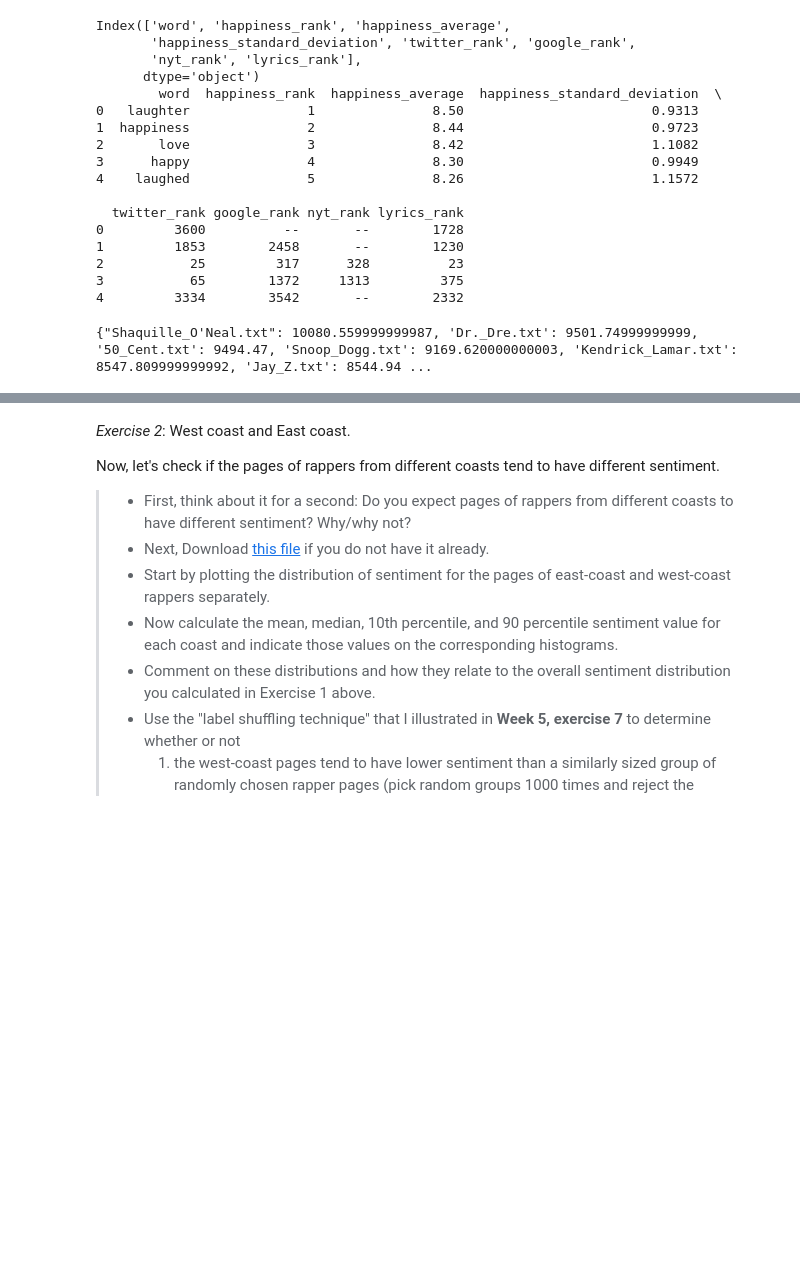
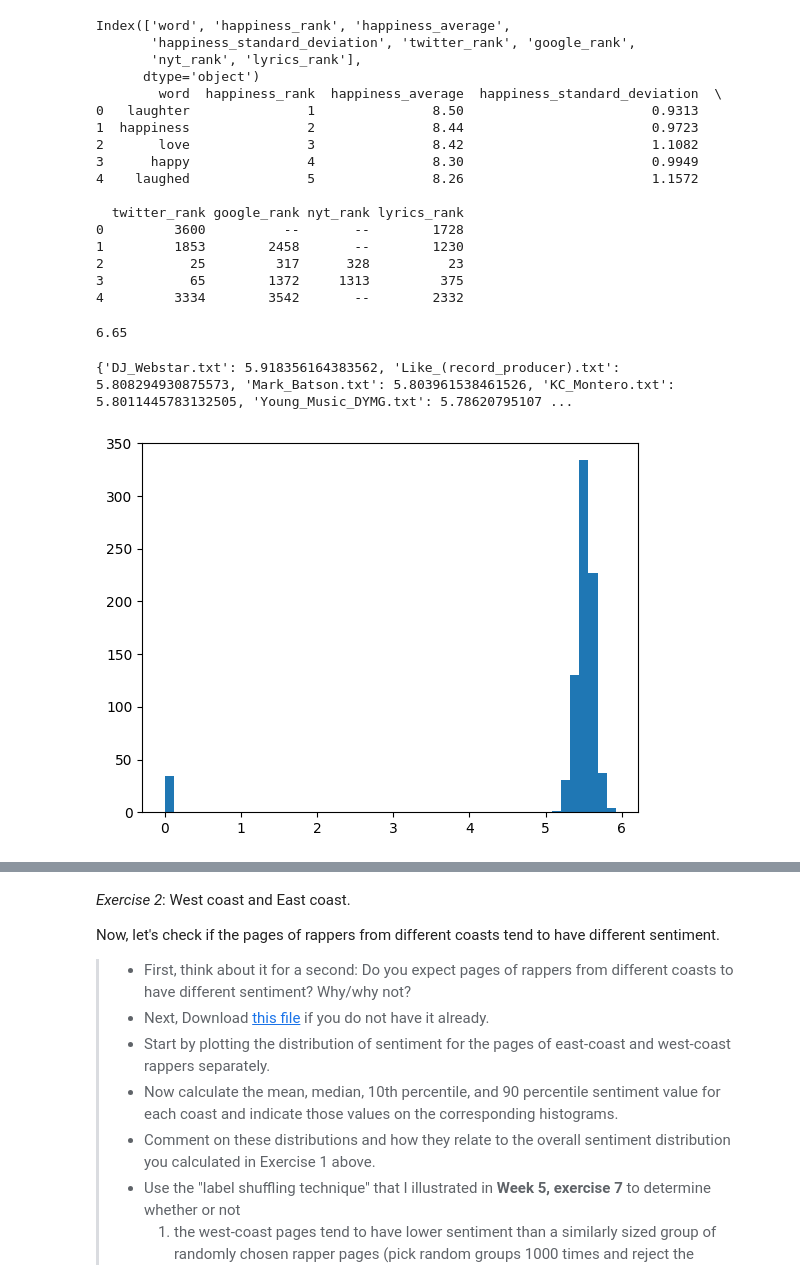
Before and after one commit to AnneKDesler/socialgraphs2023, a Jupyter notebook: Week08/Week8.ipynb, the cells around one changed output, grey strips where cells are left out. Cells and saved outputs as stored; diff of their text form; code cells hidden in the pictures; blank space fills up the shorter version.

```diff
--- a/Week08/Week8.ipynb
+++ b/Week08/Week8.ipynb
@@ -94,23 +94,39 @@ dict_avg_happiness = {}
 for i in range(len(df)):
     dict_avg_happiness[df['word'][i]] = df['happiness_average'][i]
 # %%
-def get_happiness_score(text_list, dict_avg_happiness):
-    fdist = FreqDist(text_list)
-    sum_fdist = sum(fdist.values())
+def get_happiness_score(text_raw, dict_avg_happiness):
+    text_tokens = word_tokenize(text_raw)
+    text_words = [w.lower() for w in text_tokens if w.isalpha()]
+    fdist = FreqDist(text_words)
+    total_count = 0
     happiness_score = 0
     for w in fdist:
         if w in dict_avg_happiness:
-            happiness_score += dict_avg_happiness[w]
+            happiness_score += dict_avg_happiness[w]*fdist[w]
+            total_count += fdist[w]
+    if total_count == 0:
+        return 0
+    happiness_score /= total_count
     return happiness_score
+# %%
+text_raw = 'Hello I am happy'
+get_happiness_score(text_raw, dict_avg_happiness)
+# %% [output]
+6.65
 # %%
 happiness_scores = {}
 for file_id in all_corpus.fileids():
     text_raw = all_corpus.raw(file_id)
-    text_tokens = word_tokenize(text_raw)
-    text_words = [w.lower() for w in text_tokens if w.isalpha()]
-    happiness_scores[file_id]=get_happiness_score(text_words, dict_avg_happiness)
+    happiness_scores[file_id]=get_happiness_score(text_raw, dict_avg_happiness)
 
 happiness_scores=dict(sorted(happiness_scores.items(), key=lambda x:x[1], reverse=True))
 print(happiness_scores)
 # %% [output]
-{"Shaquille_O'Neal.txt": 10080.559999999987, 'Dr._Dre.txt': 9501.74999999999, '50_Cent.txt': 9494.47, 'Snoop_Dogg.txt': 9169.620000000003, 'Kendrick_Lamar.txt': 8547.809999999992, 'Jay_Z.txt': 8544.94 ...
+{'DJ_Webstar.txt': 5.918356164383562, 'Like_(record_producer).txt': 5.808294930875573, 'Mark_Batson.txt': 5.803961538461526, 'KC_Montero.txt': 5.8011445783132505, 'Young_Music_DYMG.txt': 5.78620795107 ...
+# %%
+happiness_scores_list = list(happiness_scores.values())
+# make a histogram of the happiness scores
+plt.hist(happiness_scores_list, bins=50)
+plt.show()
+# %% [output]
+[figure, added]
```
Also changed, not shown: parts of 1 cell of this notebook.
